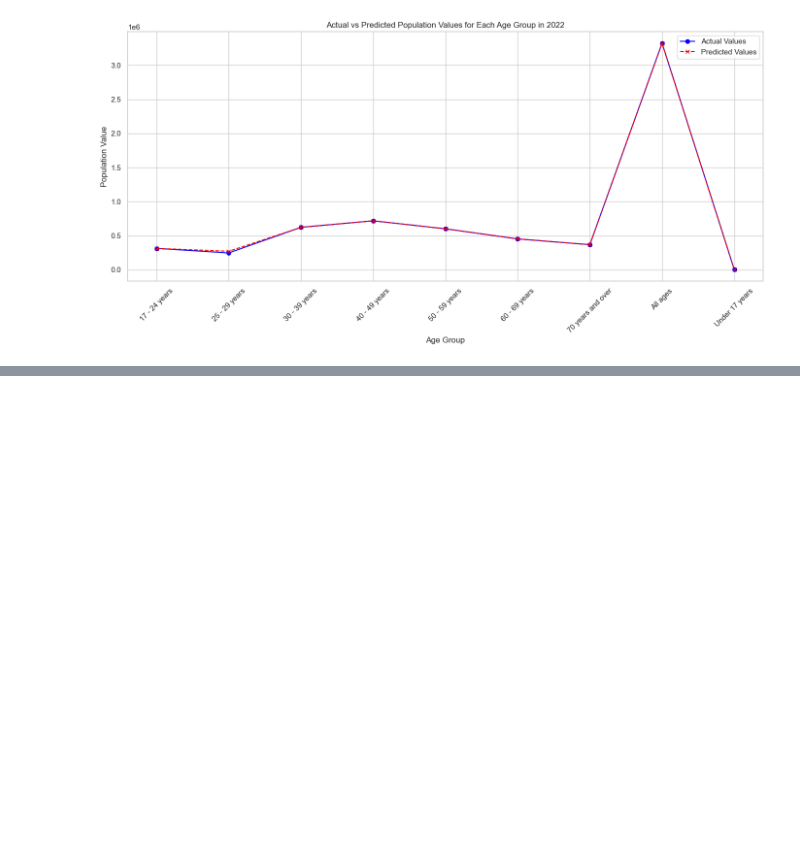
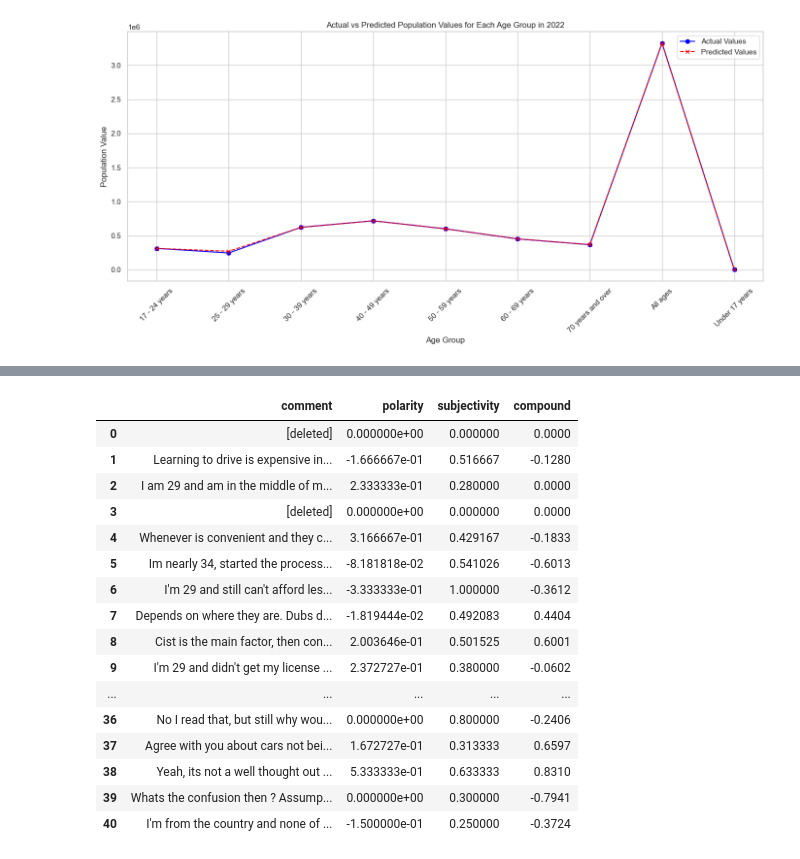
Before and after one commit to TunahanINCE/Current-Driving-Licences, a Jupyter notebook: Current_Driving_Licences.ipynb, the cells around one changed output, grey strips where cells are left out. Saved outputs shown, nothing was run; the diff lists cells and outputs as text; code cells hidden in the pictures; blank space fills up the shorter version.

```diff
--- a/Current_Driving_Licences.ipynb
+++ b/Current_Driving_Licences.ipynb
@@ -2599,0 +2231,23 @@ plt.show()
+# %%
+import praw
+
+reddit = praw.Reddit(
+    client_id='bIYyUx9pkrIdPG1hfbZjAQ',
+    client_secret='xJXIPO2MLhkciCEIkqnlzYDCXq6JtA',
+    user_agent='Current_Driving_Licences'
+)
+
+#By what age do most people hope to get their drivers license?
+submission_id = 't6055k'  # Gönderinin ID'si
+submission = reddit.submission(id=submission_id)
+
+comments_list = []  # Yorumların saklanacağı boş liste
+
+submission.comments.replace_more(limit=0)  # "MoreComments" öğelerini çöz
+for comment in submission.comments.list():
+    comments_list.append(comment.body)
+    #print(comments_list)
+
+# Create a DataFrame from the comments list
+comments_df = pd.DataFrame(comments_list, columns=['comment'])
+print(comments_df)
@@ -2599,0 +2277,30 @@ plt.show()
+# %%
+comments_df3=comments_df.copy()
+# %%
+from textblob import TextBlob
+from nltk.sentiment import SentimentIntensityAnalyzer
+
+# Assuming df is your DataFrame with the column 'comment' that contains the text
+sia = SentimentIntensityAnalyzer()
+comments_df3['polarity'] = comments_df3['comment'].apply(lambda x: TextBlob(x).sentiment.polarity)
+comments_df3['subjectivity'] = comments_df3['comment'].apply(lambda x: TextBlob(x).sentiment.subjectivity)
+comments_df3['compound'] = comments_df3['comment'].apply(lambda x: sia.polarity_scores(x)['compound'])
+comments_df3
+# %% [output]
+|  | comment | polarity | subjectivity | compound |
+| 0 | [deleted] | 0.000000e+00 | 0.000000 | 0.0000 |
+| 1 | Learning to drive is expensive in... | -1.666667e-01 | 0.516667 | -0.1280 |
+| 2 | I am 29 and am in the middle of m... | 2.333333e-01 | 0.280000 | 0.0000 |
+| 3 | [deleted] | 0.000000e+00 | 0.000000 | 0.0000 |
+| 4 | Whenever is convenient and they c... | 3.166667e-01 | 0.429167 | -0.1833 |
+| 5 | Im nearly 34, started the process... | -8.181818e-02 | 0.541026 | -0.6013 |
+| 6 | I'm 29 and still can't afford les... | -3.333333e-01 | 1.000000 | -0.3612 |
+| 7 | Depends on where they are. Dubs d... | -1.819444e-02 | 0.492083 | 0.4404 |
+| 8 | Cist is the main factor, then con... | 2.003646e-01 | 0.501525 | 0.6001 |
+| 9 | I'm 29 and didn't get my license ... | 2.372727e-01 | 0.380000 | -0.0602 |
+| ... | ... | ... | ... | ... |
+| 36 | No I read that, but still why wou... | 0.000000e+00 | 0.800000 | -0.2406 |
+| 37 | Agree with you about cars not bei... | 1.672727e-01 | 0.313333 | 0.6597 |
+| 38 | Yeah, its not a well thought out ... | 5.333333e-01 | 0.633333 | 0.8310 |
+| 39 | Whats the confusion then ? Assump... | 0.000000e+00 | 0.300000 | -0.7941 |
+| 40 | I'm from the country and none of ... | -1.500000e-01 | 0.250000 | -0.3724 |
```
Also changed, not shown: parts of 51 cells of this notebook.
